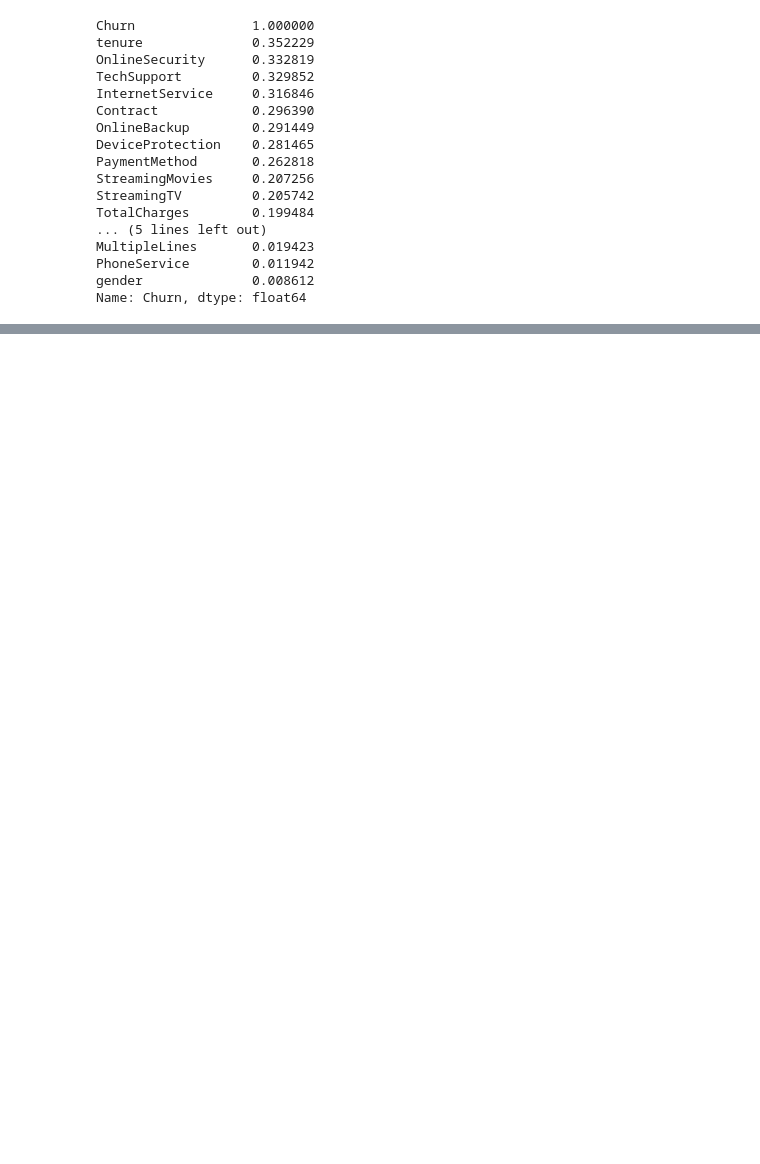
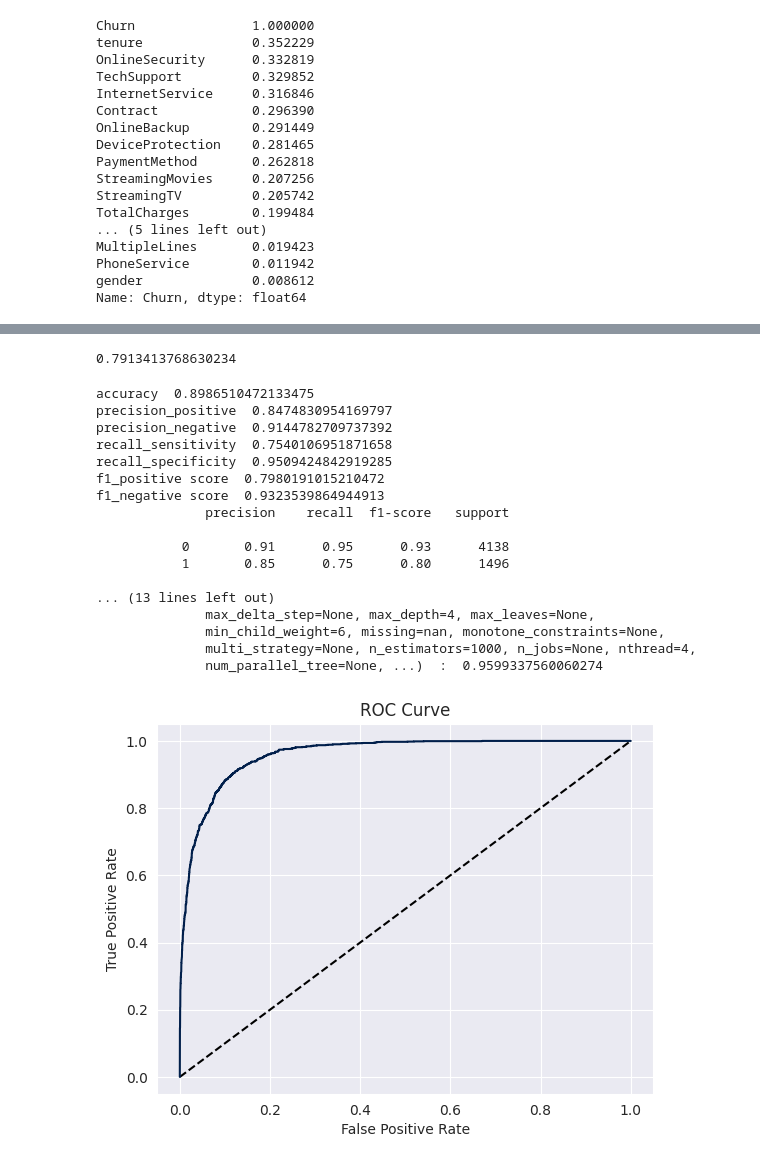
Before and after one commit to AnitaTasnim/Mentorness-ML-internship, a Jupyter notebook: customer_churn.ipynb, the cells around one changed output, grey strips where cells are left out. Cells and saved outputs as stored; diff of their text form; code cells hidden in the pictures; blank space fills up the shorter version.

```diff
--- a/customer_churn.ipynb
+++ b/customer_churn.ipynb
@@ -957,0 +1183,15 @@ Feature importance scores are not available for this model.
+# %%
+xgb2 = XGBClassifier(
+ learning_rate =0.1,
+ n_estimators=1000,
+ max_depth=4,
+ min_child_weight=6,
+ gamma=0,
+ subsample=0.8,
+ colsample_bytree=0.8,
+ objective= 'binary:logistic',
+ nthread=4,
+ scale_pos_weight=1,
+ seed=27)
+# %%
+xgb2.fit(X_train,y_train)
@@ -957,0 +1210,26 @@ Feature importance scores are not available for this model.
+# %%
+xgb2.score(X_test,y_test)
+# %% [output]
+0.7913413768630234
+# %%
+predicted_y_train = xgb2.predict(X_train)
+score_generate_train(X_train, y_train, predicted_y_train,xgb2)
+# %% [output]
+accuracy  0.8986510472133475
+precision_positive  0.8474830954169797
+precision_negative  0.9144782709737392
+recall_sensitivity  0.7540106951871658
+recall_specificity  0.9509424842919285
+f1_positive score  0.7980191015210472
+f1_negative score  0.9323539864944913
+              precision    recall  f1-score   support
+
+           0       0.91      0.95      0.93      4138
+           1       0.85      0.75      0.80      1496
+
+... (13 lines left out)
+              max_delta_step=None, max_depth=4, max_leaves=None,
+              min_child_weight=6, missing=nan, monotone_constraints=None,
+              multi_strategy=None, n_estimators=1000, n_jobs=None, nthread=4,
+              num_parallel_tree=None, ...)  :  0.9599337560060274
+[figure, added]
```
Also changed, not shown: parts of 120 cells of this notebook.
